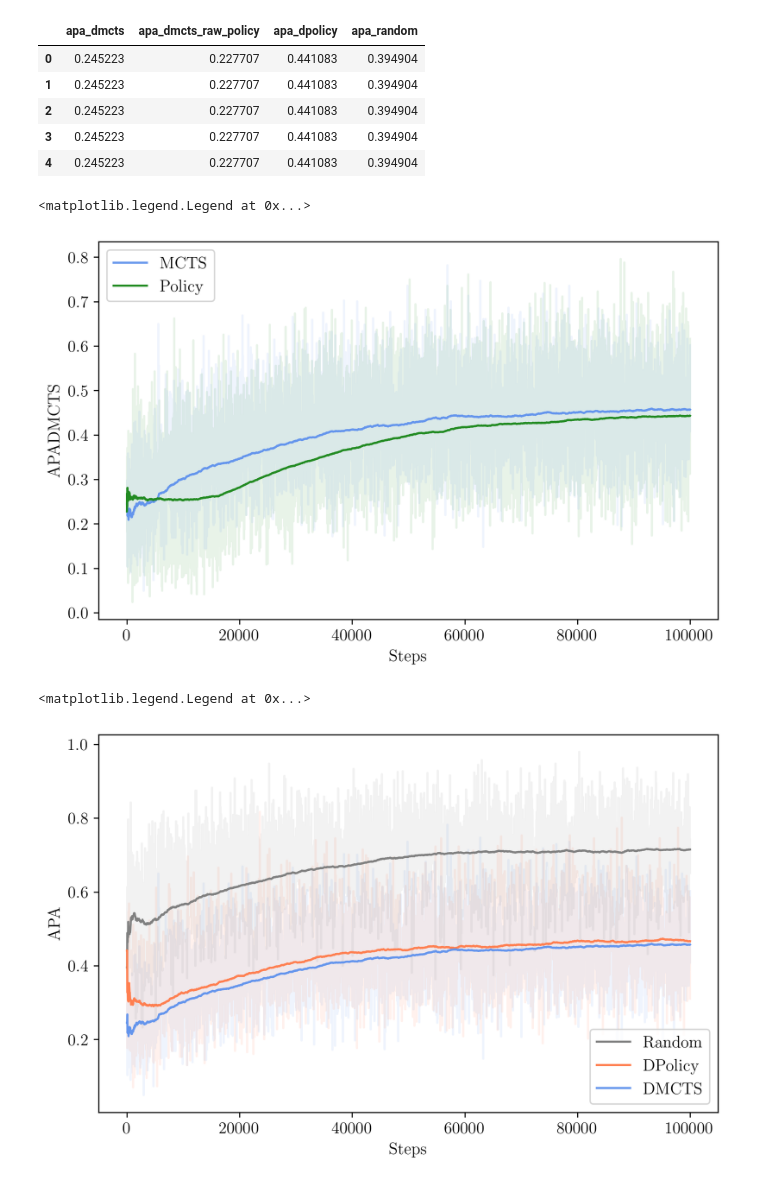
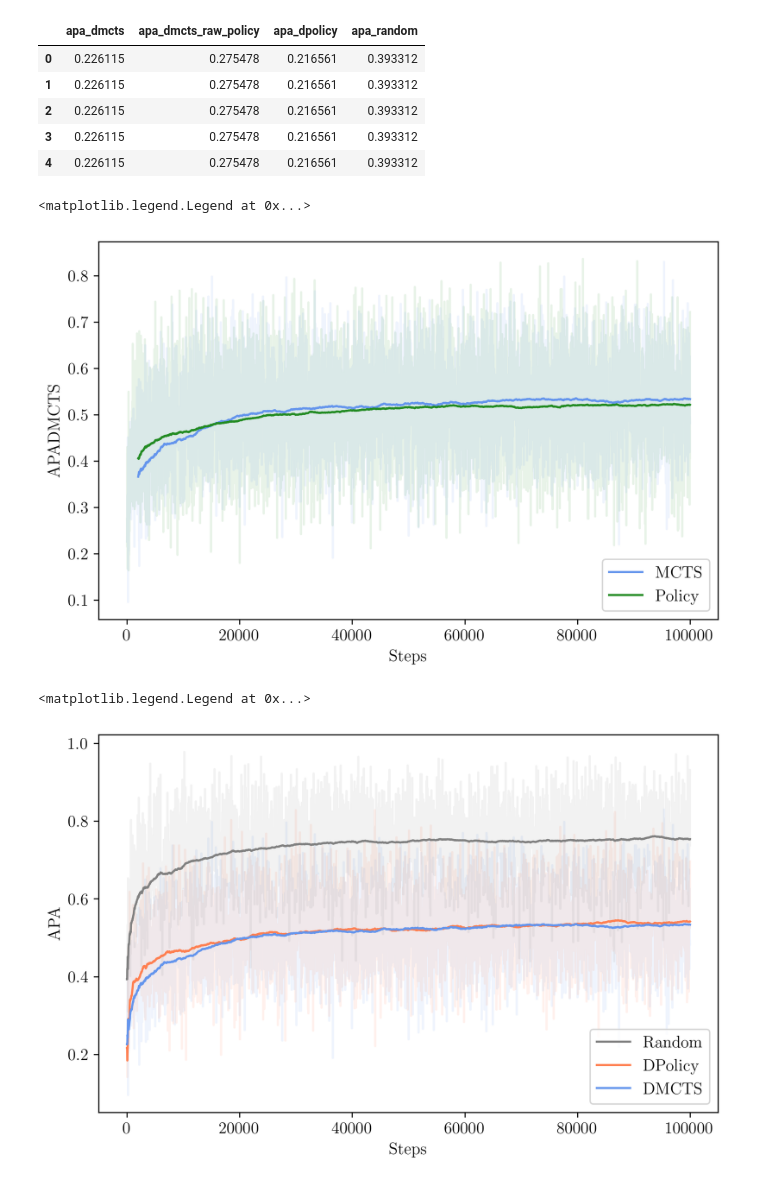
Before and after one commit to andrinbuerli/learning-approximate-nash-equilibria-for-jass, a Jupyter notebook: notebooks/Create Experiment Plots.ipynb, the cells around one changed output. Saved outputs shown, nothing was run; the diff lists cells and outputs as text; code cells hidden in the pictures.

```diff
--- a/notebooks/Create Experiment Plots.ipynb
+++ b/notebooks/Create Experiment Plots.ipynb
@@ -12,7 +12,7 @@ plt.rc('font', family='serif', size=12)
 import wandb
 api = wandb.Api()
 
-run = api.run("andrinburli/jass-mu-zero/runs/32y2d2zj")
+run = api.run("andrinburli/jass-mu-zero/runs/2oa31bl1")
 
 
 metrics = {
@@ -36,26 +38,26 @@ df = pd.DataFrame(metrics)[:100000]
 df.head()
 # %% [output]
 |  | apa_dmcts | apa_dmcts_raw_policy | apa_dpolicy | apa_random |
-| 0 | 0.245223 | 0.227707 | 0.441083 | 0.394904 |
-| 1 | 0.245223 | 0.227707 | 0.441083 | 0.394904 |
-| 2 | 0.245223 | 0.227707 | 0.441083 | 0.394904 |
-| 3 | 0.245223 | 0.227707 | 0.441083 | 0.394904 |
-| 4 | 0.245223 | 0.227707 | 0.441083 | 0.394904 |
+| 0 | 0.226115 | 0.275478 | 0.216561 | 0.393312 |
+| 1 | 0.226115 | 0.275478 | 0.216561 | 0.393312 |
+| 2 | 0.226115 | 0.275478 | 0.216561 | 0.393312 |
+| 3 | 0.226115 | 0.275478 | 0.216561 | 0.393312 |
+| 4 | 0.226115 | 0.275478 | 0.216561 | 0.393312 |
 # %%
 plt.figure(dpi=300, figsize=(8, 5))
 
 
 df.apa_dmcts_raw_policy.plot(alpha=0.1, c="forestgreen", label='')
 df.apa_dmcts.plot(alpha=0.1, c="cornflowerblue", label='')
 
-df.apa_dmcts.ewm(alpha=0.0001, adjust=True).mean().plot(c="cornflowerblue", label='MCTS')
-df.apa_dmcts_raw_policy.ewm(alpha=0.0001, adjust=True).mean().plot(c="forestgreen", label='Policy')
+df.apa_dmcts.ewm(alpha=0.0001, adjust=True, min_periods=2000).mean().plot(c="cornflowerblue", label='MCTS')
+df.apa_dmcts_raw_policy.ewm(alpha=0.0001, adjust=True, min_periods=2000).mean().plot(c="forestgreen", label='Policy')
 
 plt.xlabel("Steps"), plt.ylabel("APADMCTS")
 plt.legend()
 # %% [output]
 <matplotlib.legend.Legend at 0x...>
-[figure, old version]
+[figure, new version]
 # %%
 plt.figure(dpi=300, figsize=(8, 5))
 
@@ -73,4 +75,4 @@ plt.xlabel("Steps"), plt.ylabel("APA")
 plt.legend()
 # %% [output]
 <matplotlib.legend.Legend at 0x...>
-[figure, old version]
+[figure, new version]
```
Also changed, not shown: parts of 1 cell of this notebook, 3 other files.
